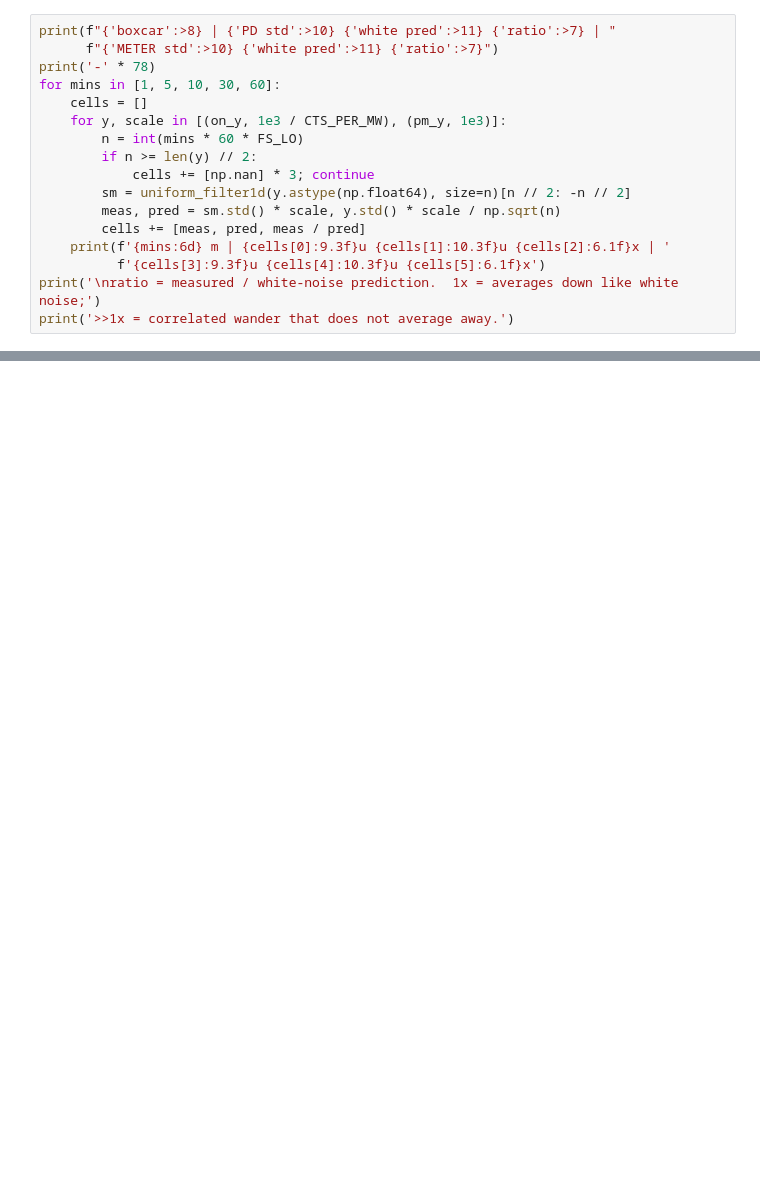
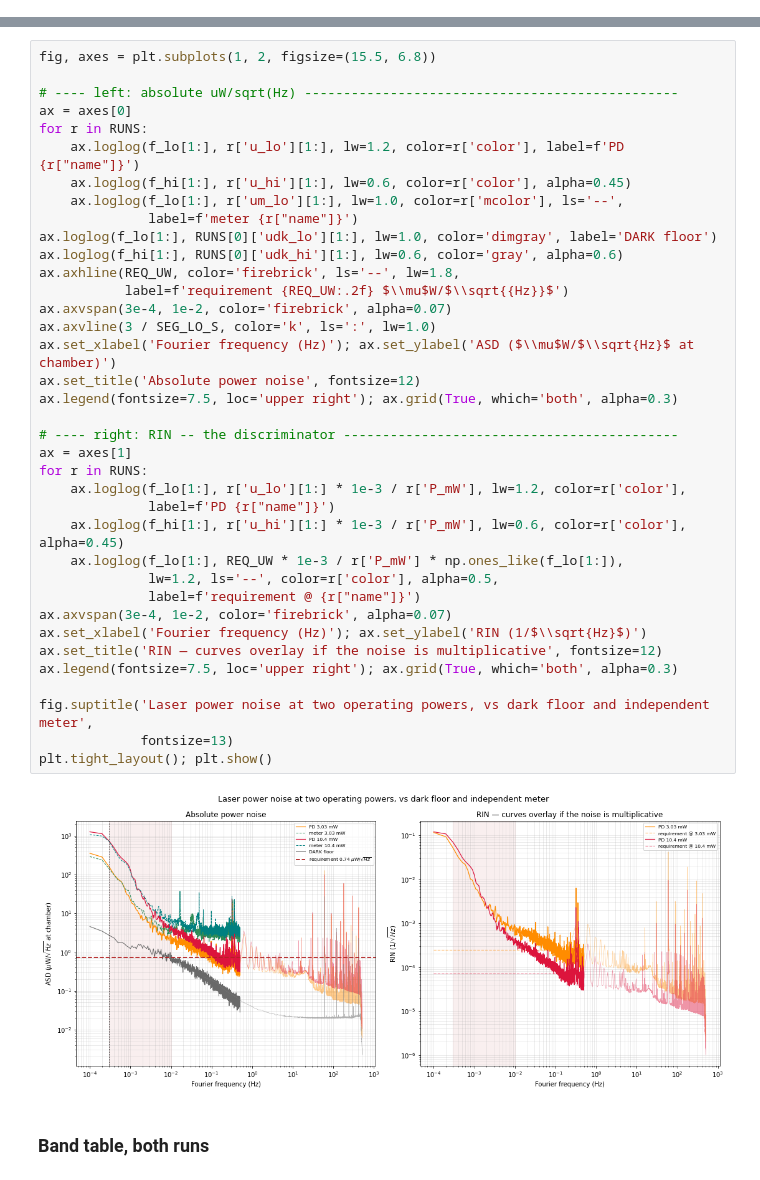
Before and after one commit to Moore-Lab/Decay-Sail, a Jupyter notebook: analysis/laser_dark_vs_on.ipynb, the cells around one changed output, grey strips where cells are left out. Saved outputs shown, nothing was run; the diff lists cells and outputs as text; blank space fills up the shorter version.

```diff
--- a/analysis/laser_dark_vs_on.ipynb
+++ b/analysis/laser_dark_vs_on.ipynb
@@ -549,17 +0,0 @@ wander — it does not average away, and watching longer buys less than it appea
-# %%
-print(f"{'boxcar':>8} | {'PD std':>10} {'white pred':>11} {'ratio':>7} | "
-      f"{'METER std':>10} {'white pred':>11} {'ratio':>7}")
-print('-' * 78)
-for mins in [1, 5, 10, 30, 60]:
-    cells = []
-    for y, scale in [(on_y, 1e3 / CTS_PER_MW), (pm_y, 1e3)]:
-        n = int(mins * 60 * FS_LO)
-        if n >= len(y) // 2:
-            cells += [np.nan] * 3; continue
-        sm = uniform_filter1d(y.astype(np.float64), size=n)[n // 2: -n // 2]
-        meas, pred = sm.std() * scale, y.std() * scale / np.sqrt(n)
-        cells += [meas, pred, meas / pred]
-    print(f'{mins:6d} m | {cells[0]:9.3f}u {cells[1]:10.3f}u {cells[2]:6.1f}x | '
-          f'{cells[3]:9.3f}u {cells[4]:10.3f}u {cells[5]:6.1f}x')
-print('\nratio = measured / white-noise prediction.  1x = averages down like white noise;')
-print('>>1x = correlated wander that does not average away.')
@@ -755,0 +431,41 @@ discriminator, not the power step.
+# %%
+fig, axes = plt.subplots(1, 2, figsize=(15.5, 6.8))
+
+# ---- left: absolute uW/sqrt(Hz) ------------------------------------------------
+ax = axes[0]
+for r in RUNS:
+    ax.loglog(f_lo[1:], r['u_lo'][1:], lw=1.2, color=r['color'], label=f'PD {r["name"]}')
+    ax.loglog(f_hi[1:], r['u_hi'][1:], lw=0.6, color=r['color'], alpha=0.45)
+    ax.loglog(f_lo[1:], r['um_lo'][1:], lw=1.0, color=r['mcolor'], ls='--',
+              label=f'meter {r["name"]}')
+ax.loglog(f_lo[1:], RUNS[0]['udk_lo'][1:], lw=1.0, color='dimgray', label='DARK floor')
+ax.loglog(f_hi[1:], RUNS[0]['udk_hi'][1:], lw=0.6, color='gray', alpha=0.6)
+ax.axhline(REQ_UW, color='firebrick', ls='--', lw=1.8,
+           label=f'requirement {REQ_UW:.2f} $\\mu$W/$\\sqrt{{Hz}}$')
+ax.axvspan(3e-4, 1e-2, color='firebrick', alpha=0.07)
+ax.axvline(3 / SEG_LO_S, color='k', ls=':', lw=1.0)
+ax.set_xlabel('Fourier frequency (Hz)'); ax.set_ylabel('ASD ($\\mu$W/$\\sqrt{Hz}$ at chamber)')
+ax.set_title('Absolute power noise', fontsize=12)
+ax.legend(fontsize=7.5, loc='upper right'); ax.grid(True, which='both', alpha=0.3)
+
+# ---- right: RIN -- the discriminator -------------------------------------------
+ax = axes[1]
+for r in RUNS:
+    ax.loglog(f_lo[1:], r['u_lo'][1:] * 1e-3 / r['P_mW'], lw=1.2, color=r['color'],
+              label=f'PD {r["name"]}')
+    ax.loglog(f_hi[1:], r['u_hi'][1:] * 1e-3 / r['P_mW'], lw=0.6, color=r['color'], alpha=0.45)
+    ax.loglog(f_lo[1:], REQ_UW * 1e-3 / r['P_mW'] * np.ones_like(f_lo[1:]),
+              lw=1.2, ls='--', color=r['color'], alpha=0.5,
+              label=f'requirement @ {r["name"]}')
+ax.axvspan(3e-4, 1e-2, color='firebrick', alpha=0.07)
+ax.set_xlabel('Fourier frequency (Hz)'); ax.set_ylabel('RIN (1/$\\sqrt{Hz}$)')
+ax.set_title('RIN — curves overlay if the noise is multiplicative', fontsize=12)
+ax.legend(fontsize=7.5, loc='upper right'); ax.grid(True, which='both', alpha=0.3)
+
+fig.suptitle('Laser power noise at two operating powers, vs dark floor and independent meter',
+             fontsize=13)
+plt.tight_layout(); plt.show()
+# %% [output]
+[figure, added]
+# %% [markdown]
+### Band table, both runs
```
Also changed, not shown: parts of 51 cells of this notebook, 1 other file.
